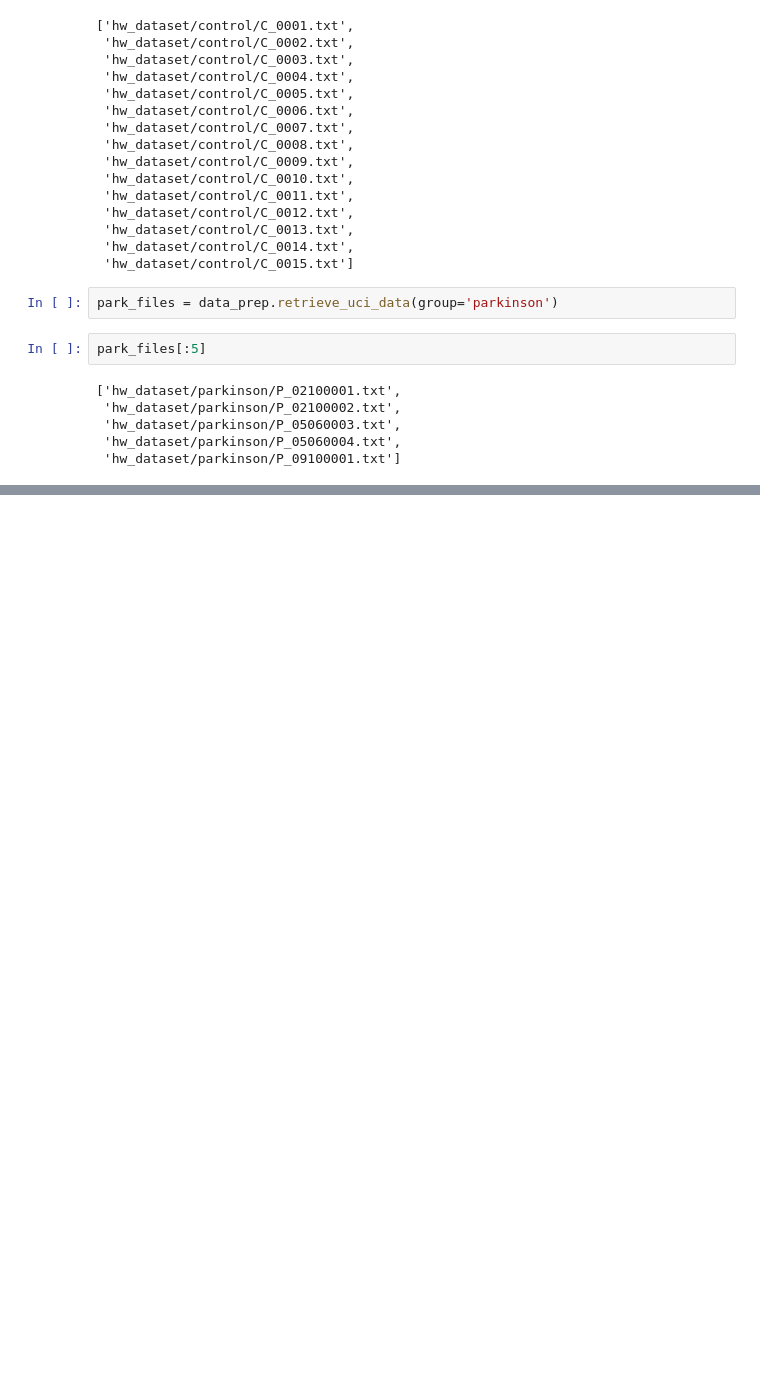
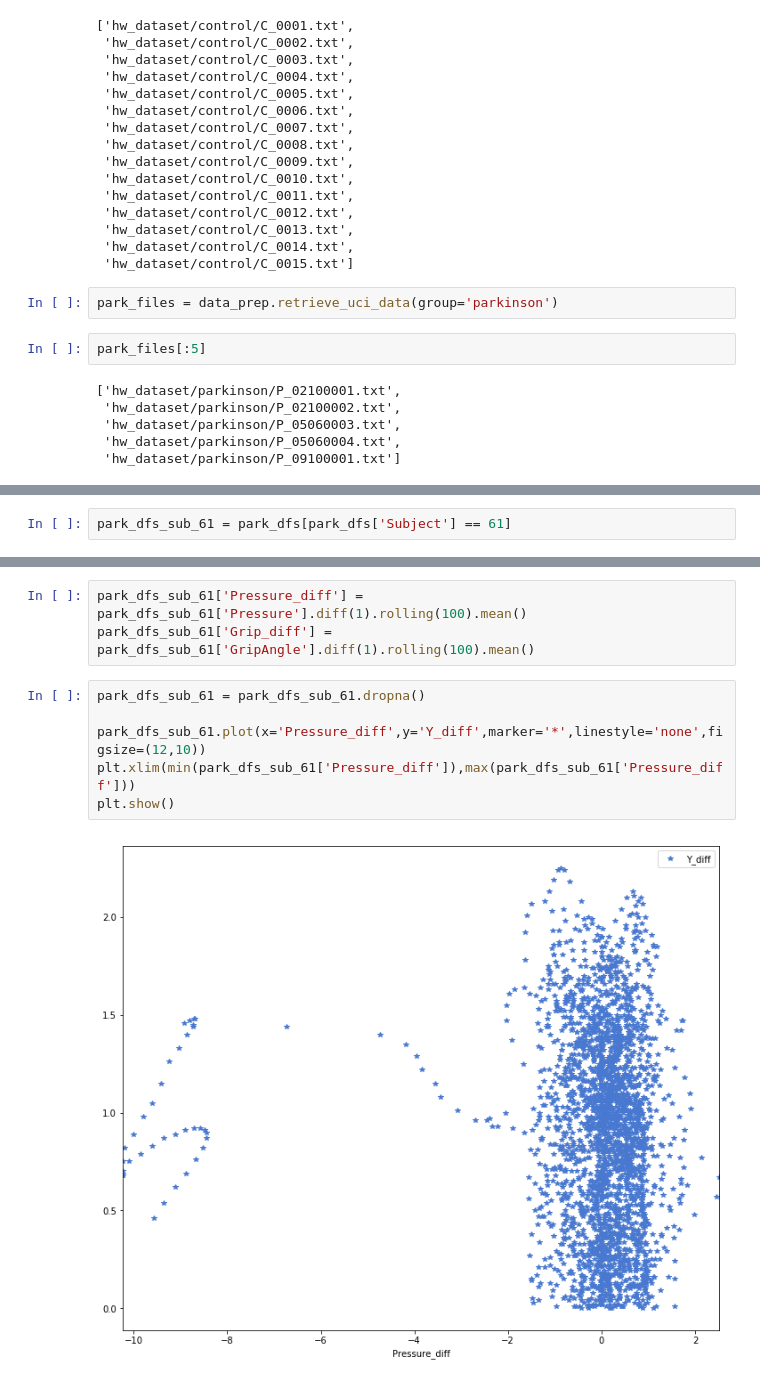
Before and after one commit to MichaelNormandyGavin/parkinsons, a Jupyter notebook: parkinsons.ipynb, the cells around one changed output, grey strips where cells are left out. Cells and saved outputs as stored; diff of their text form; blank space fills up the shorter version.

```diff
--- a/parkinsons.ipynb
+++ b/parkinsons.ipynb
@@ -517,0 +535,2 @@ AttributeError: module 'park_tools.data_prep' has no attribute 'make_combined_df
+# %%
+park_dfs_sub_61 = park_dfs[park_dfs['Subject'] == 61]
@@ -517,0 +546,11 @@ AttributeError: module 'park_tools.data_prep' has no attribute 'make_combined_df
+# %%
+park_dfs_sub_61['Pressure_diff'] = park_dfs_sub_61['Pressure'].diff(1).rolling(100).mean()
+park_dfs_sub_61['Grip_diff'] = park_dfs_sub_61['GripAngle'].diff(1).rolling(100).mean()
+# %%
+park_dfs_sub_61 = park_dfs_sub_61.dropna()
+
+park_dfs_sub_61.plot(x='Pressure_diff',y='Y_diff',marker='*',linestyle='none',figsize=(12,10))
+plt.xlim(min(park_dfs_sub_61['Pressure_diff']),max(park_dfs_sub_61['Pressure_diff']))
+plt.show()
+# %% [output]
+[figure, added]
```
Also changed, not shown: parts of 12 cells of this notebook, 1 other file.
